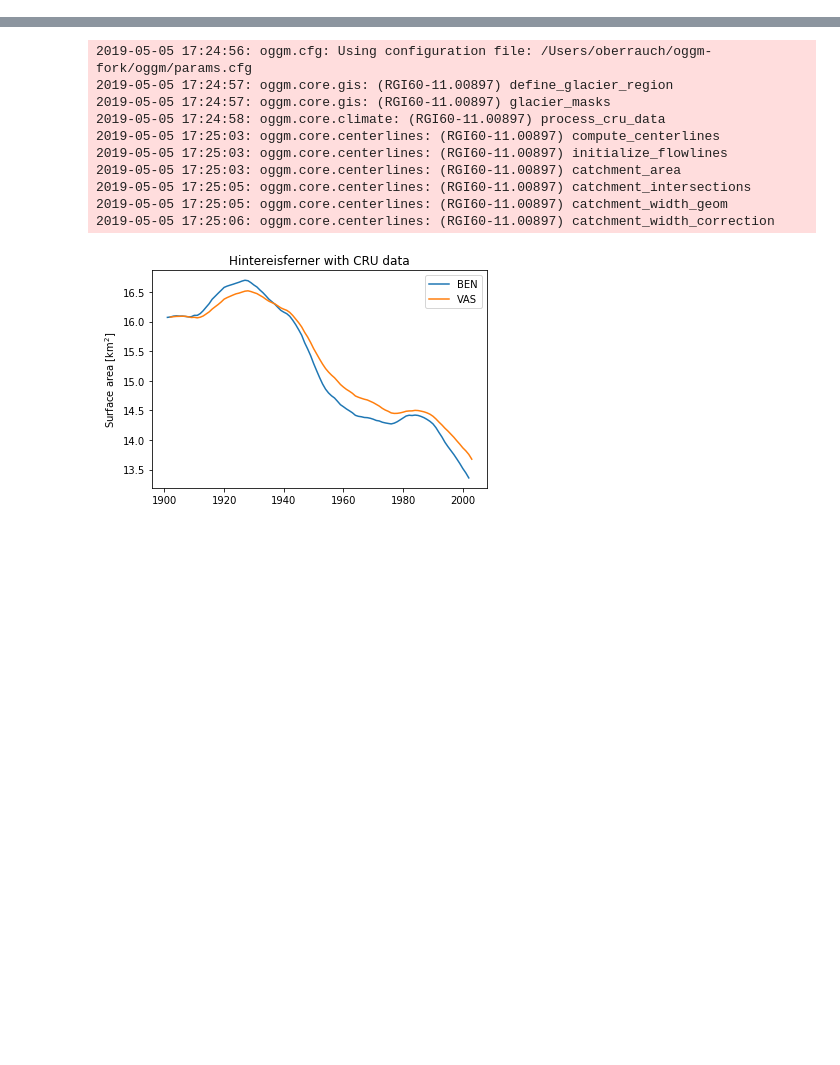
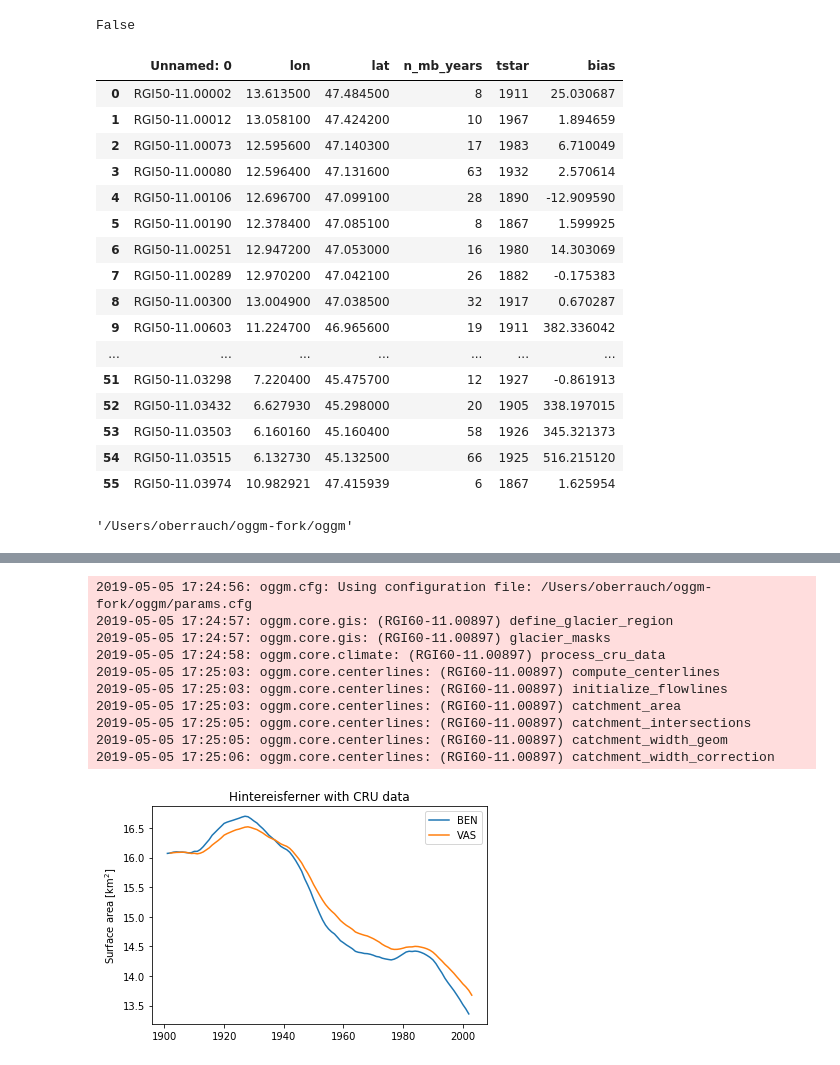
Before and after one commit to oberrauch/vascaling, a Jupyter notebook: notebooks/tmp.ipynb, the cells around one changed output, grey strips where cells are left out. Drawn from its saved outputs; the diff is of its cells as text; code cells hidden in the pictures; blank space fills up the shorter version.

```diff
--- a/notebooks/tmp.ipynb
+++ b/notebooks/tmp.ipynb
@@ -0,0 +63,25 @@
+# %%
+(grid_calib.variables['topo'][:] == grid_test.variables['topo'][:]).all()
+# %% [output]
+False
+# %%
+import pandas as pd
+pd.read_csv('/Users/oberrauch/oggm-fork/oggm/data/ref_tstars_vas_rgi5_histalp.csv')
+# %% [output]
+|  | Unnamed: 0 | lon | lat | n_mb_years | tstar | bias |
+| 0 | RGI50-11.00002 | 13.613500 | 47.484500 | 8 | 1911 | 25.030687 |
+| 1 | RGI50-11.00012 | 13.058100 | 47.424200 | 10 | 1967 | 1.894659 |
+| 2 | RGI50-11.00073 | 12.595600 | 47.140300 | 17 | 1983 | 6.710049 |
+| 3 | RGI50-11.00080 | 12.596400 | 47.131600 | 63 | 1932 | 2.570614 |
+| 4 | RGI50-11.00106 | 12.696700 | 47.099100 | 28 | 1890 | -12.909590 |
+| 5 | RGI50-11.00190 | 12.378400 | 47.085100 | 8 | 1867 | 1.599925 |
+| 6 | RGI50-11.00251 | 12.947200 | 47.053000 | 16 | 1980 | 14.303069 |
+| 7 | RGI50-11.00289 | 12.970200 | 47.042100 | 26 | 1882 | -0.175383 |
+| 8 | RGI50-11.00300 | 13.004900 | 47.038500 | 32 | 1917 | 0.670287 |
+| 9 | RGI50-11.00603 | 11.224700 | 46.965600 | 19 | 1911 | 382.336042 |
+| ... | ... | ... | ... | ... | ... | ... |
+| 51 | RGI50-11.03298 | 7.220400 | 45.475700 | 12 | 1927 | -0.861913 |
+| 52 | RGI50-11.03432 | 6.627930 | 45.298000 | 20 | 1905 | 338.197015 |
+| 53 | RGI50-11.03503 | 6.160160 | 45.160400 | 58 | 1926 | 345.321373 |
+| 54 | RGI50-11.03515 | 6.132730 | 45.132500 | 66 | 1925 | 516.215120 |
+| 55 | RGI50-11.03974 | 10.982921 | 47.415939 | 6 | 1867 | 1.625954 |
@@ -0,0 +92,4 @@
+# %%
+oggm.__path__[0]
+# %% [output]
+'/Users/oberrauch/oggm-fork/oggm'
```
Also changed, not shown: parts of 17 cells of this notebook, 1 other file.
